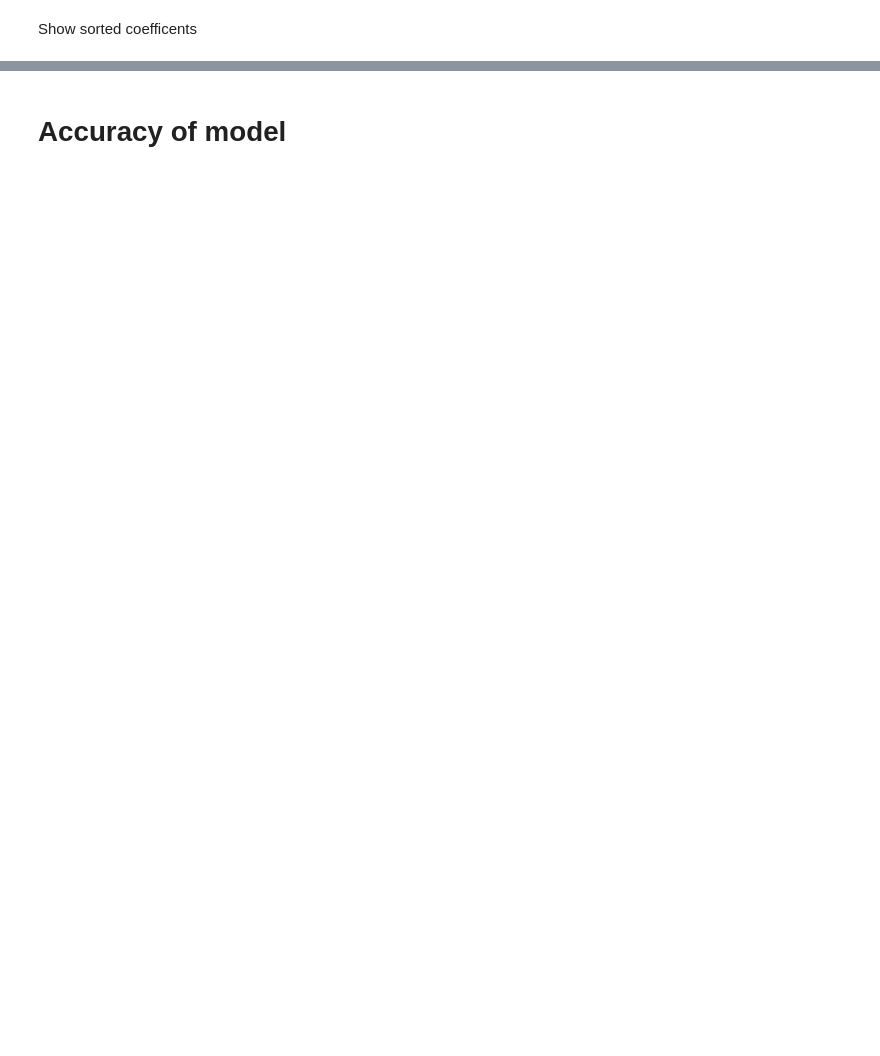
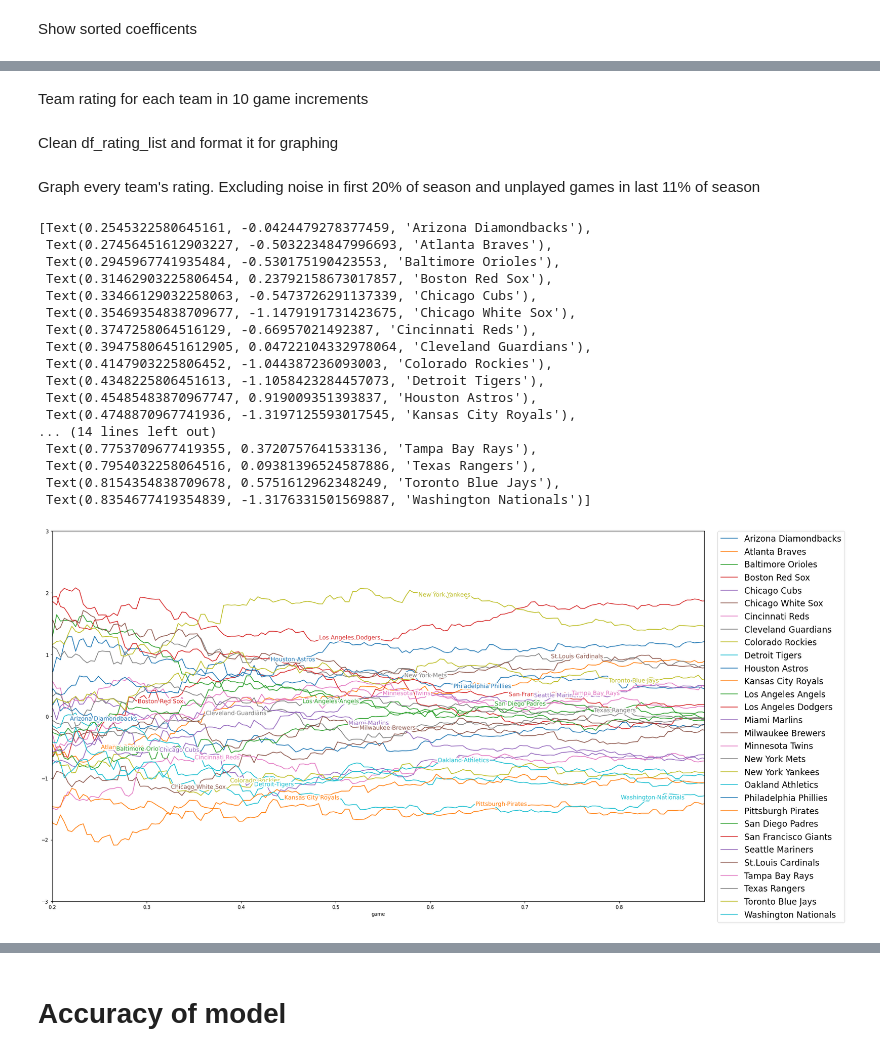
Before and after one commit to Luke-Chesley/API-Sports-Ridge_regression, a Jupyter notebook: MLB_ridge_regression.ipynb, the cells around one changed output, grey strips where cells are left out. Saved outputs shown, nothing was run; the diff lists cells and outputs as text; code cells hidden in the pictures; blank space fills up the shorter version.

```diff
--- a/MLB_ridge_regression.ipynb
+++ b/MLB_ridge_regression.ipynb
@@ -3,23 +36,11 @@
 # %% [markdown]
 Get data from API in JSON format
 # %%
-import pandas as pd
-import requests
-import numpy as np
-from operator import delitem
-import csv
-from sklearn.metrics import accuracy_score
-from sklearn.linear_model import Ridge
-import matplotlib.pyplot as plt
-!pip install matplotlib-label-lines
-from labellines import labelLine, labelLines
-
-
 url = "https://v1.baseball.api-sports.io/games?league=1&season=2022"
 
 payload={}
 headers = {
-  'x-rapidapi-key': 'xxxxxxxxxxxxxxxxxxxxxxxxxxxxxx',
+  'x-rapidapi-key': '1ae57e7a748cd2bb05d6fd7321c4747a',
   'x-rapidapi-host': 'v1.baseball.api-sports.io'
 }
 
@@ -28,7 +49,3 @@ response = requests.request("GET", url, headers=headers, data=payload)
 data = response.json()
 
 y = data.get('response')
-
-
-
-# len(y) = 1170 6/12/22
@@ -236,6 +222,8 @@ df = df.drop(axis=0, index=1875)
 df = df[380:] #drop spring training games
 
 df_rating_list = pd.DataFrame()
+# %% [markdown]
+Team rating for each team in 10 game increments
 # %%
 for i in range(50, len(df), 10):
   df_visitor = pd.get_dummies(df['away'][0:i], dtype=np.int64)
@@ -282,0 +263,2 @@ df_rating_list.drop(columns='date', inplace=True)
+# %% [markdown]
+Clean df_rating_list and format it for graphing
@@ -283,8 +272,29 @@ df_rating_list.drop(columns='date', inplace=True)
+# %% [markdown]
+Graph every team's rating. Excluding noise in first 20% of season and unplayed games in last 11% of season
 # %%
 df_rating_list.plot.line(figsize=(24,14), sort_columns=True)
-plt.xlim([0.2,0.8])
+plt.xlim([0.2,0.89])
 plt.ylim([-3,3])
 plt.legend(bbox_to_anchor=(1.02, 1), loc='upper left', borderaxespad=0, fontsize='xx-large')
 
 
 labelLines(align=False, fontsize=12)
+# %% [output]
+[Text(0.2545322580645161, -0.0424479278377459, 'Arizona Diamondbacks'),
+ Text(0.27456451612903227, -0.5032234847996693, 'Atlanta Braves'),
+ Text(0.2945967741935484, -0.530175190423553, 'Baltimore Orioles'),
+ Text(0.31462903225806454, 0.23792158673017857, 'Boston Red Sox'),
+ Text(0.33466129032258063, -0.5473726291137339, 'Chicago Cubs'),
+ Text(0.35469354838709677, -1.1479191731423675, 'Chicago White Sox'),
+ Text(0.3747258064516129, -0.66957021492387, 'Cincinnati Reds'),
+ Text(0.39475806451612905, 0.04722104332978064, 'Cleveland Guardians'),
+ Text(0.4147903225806452, -1.044387236093003, 'Colorado Rockies'),
+ Text(0.4348225806451613, -1.1058423284457073, 'Detroit Tigers'),
+ Text(0.45485483870967747, 0.919009351393837, 'Houston Astros'),
+ Text(0.4748870967741936, -1.3197125593017545, 'Kansas City Royals'),
+... (14 lines left out)
+ Text(0.7753709677419355, 0.3720757641533136, 'Tampa Bay Rays'),
+ Text(0.7954032258064516, 0.09381396524587886, 'Texas Rangers'),
+ Text(0.8154354838709678, 0.5751612962348249, 'Toronto Blue Jays'),
+ Text(0.8354677419354839, -1.3176331501569887, 'Washington Nationals')]
+[figure, added]
```
Also changed, not shown: parts of 77 cells of this notebook.
